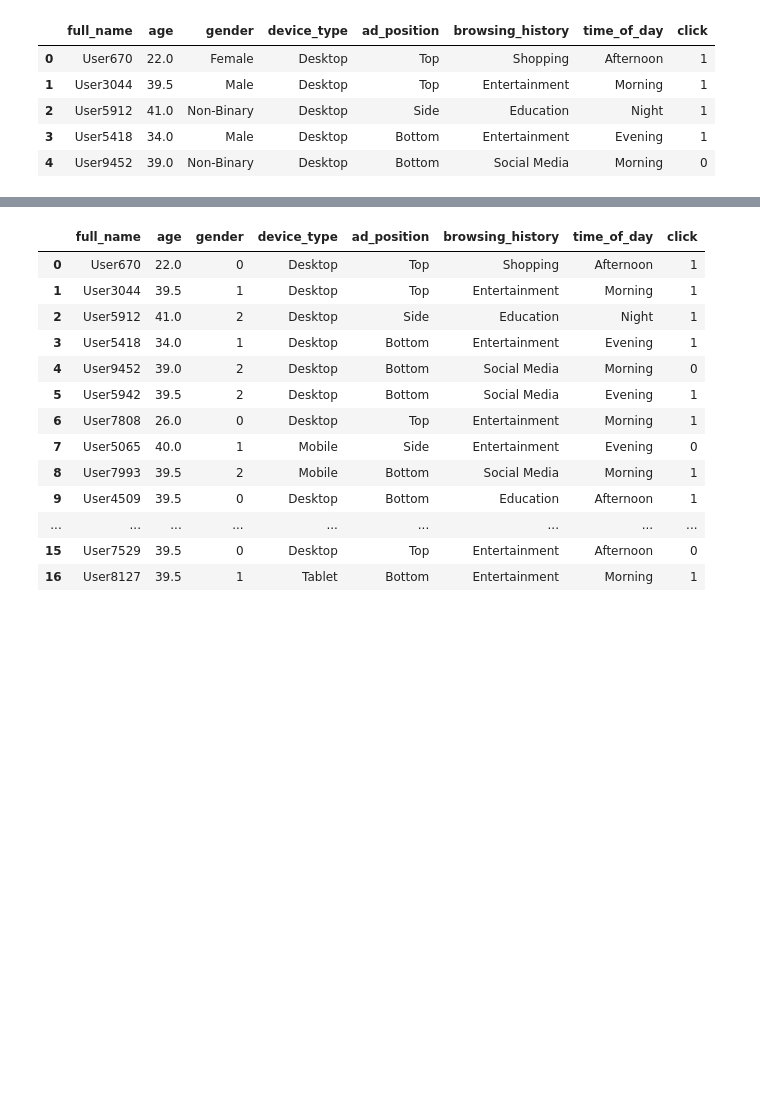
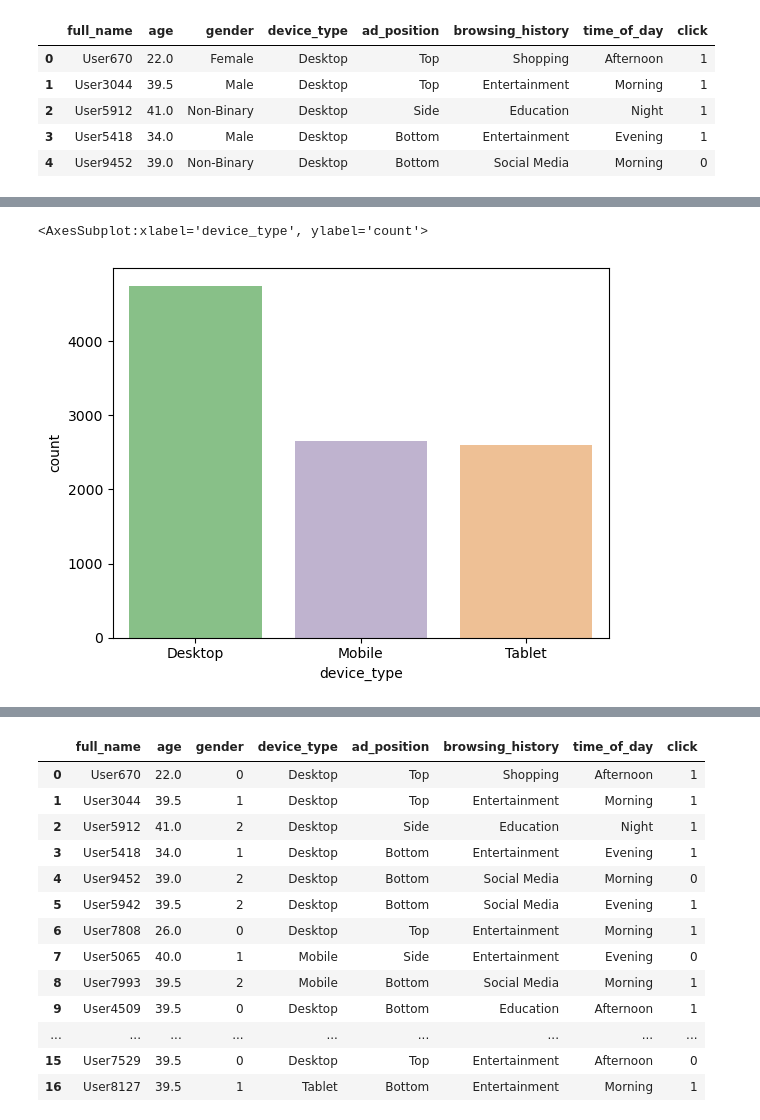
Before and after one commit to devidd22/SimpleMachineLearning, a Jupyter notebook: Proiect12/proiect.ipynb, the cells around one changed output, grey strips where cells are left out. Drawn from its saved outputs; the diff is of its cells as text; code cells hidden in the pictures; blank space fills up the shorter version.

```diff
--- a/Proiect12/proiect.ipynb
+++ b/Proiect12/proiect.ipynb
@@ -123,0 +129,5 @@ df.head()
+# %%
+sns.countplot(x = 'device_type', data = df, palette='Accent', hue = 'device_type')
+# %% [output]
+<AxesSubplot:xlabel='device_type', ylabel='count'>
+[figure, added]
```
Also changed, not shown: parts of 5 cells of this notebook, 6 other files.
